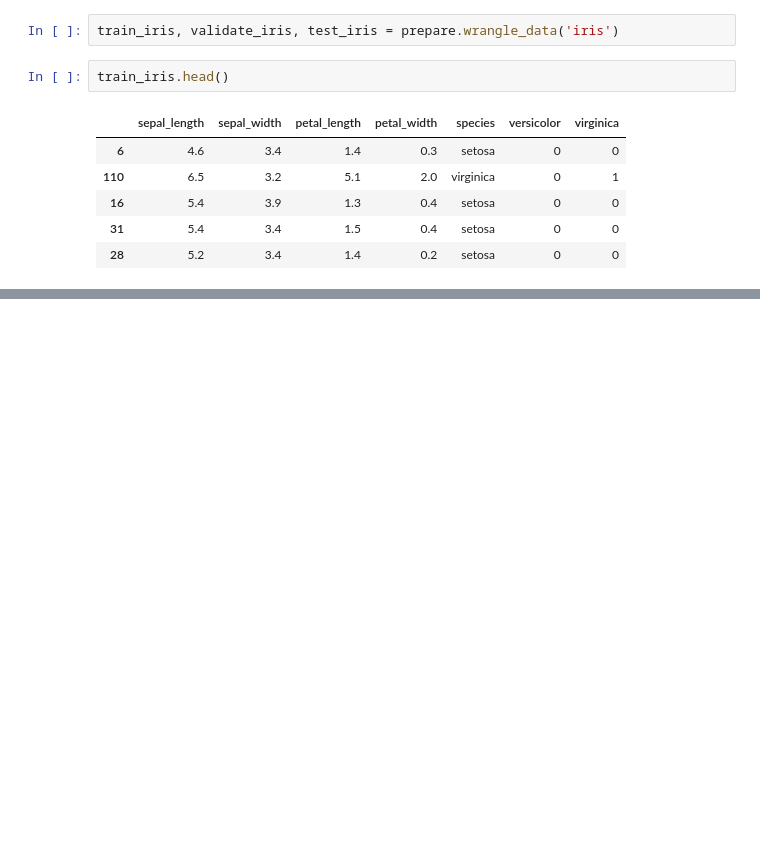
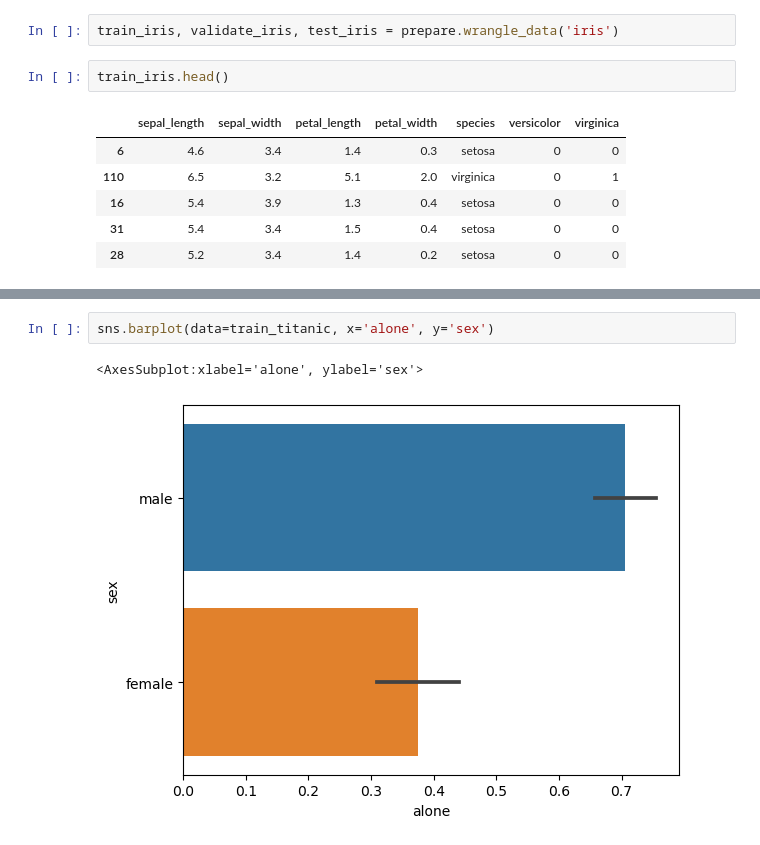
Before and after one commit to Adam-Harris87/classification-exercises, a Jupyter notebook: classification_exercises.ipynb, the cells around one changed output, grey strips where cells are left out. Cells and saved outputs as stored; diff of their text form; blank space fills up the shorter version.

```diff
--- a/classification_exercises.ipynb
+++ b/classification_exercises.ipynb
@@ -1232,0 +1521,5 @@ cat_cols, num_cols, explore_cols = get_column_types(train_iris)
+# %%
+sns.barplot(data=train_titanic, x='alone', y='sex')
+# %% [output]
+<AxesSubplot:xlabel='alone', ylabel='sex'>
+[figure, added]
```
Also changed, not shown: parts of 43 cells of this notebook.
